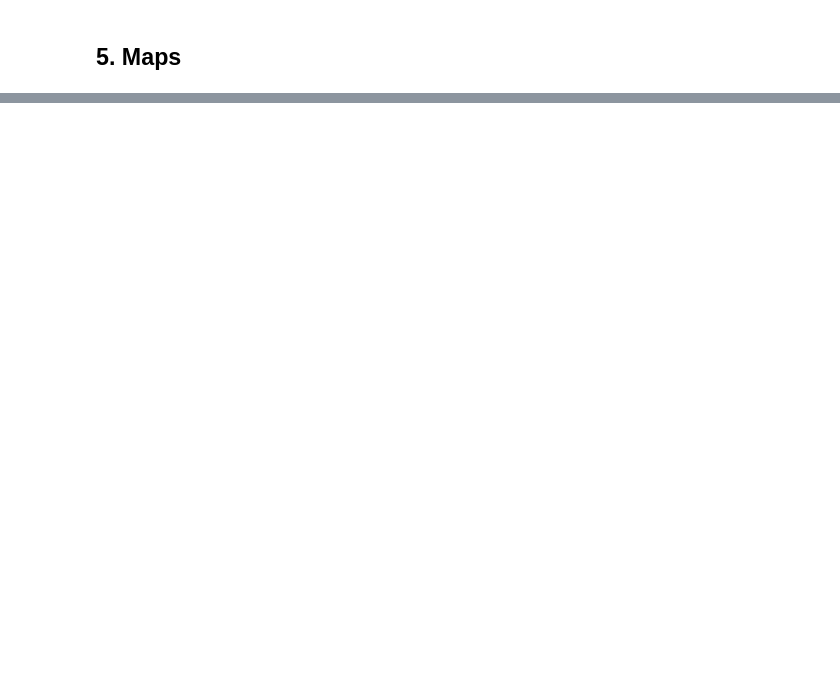
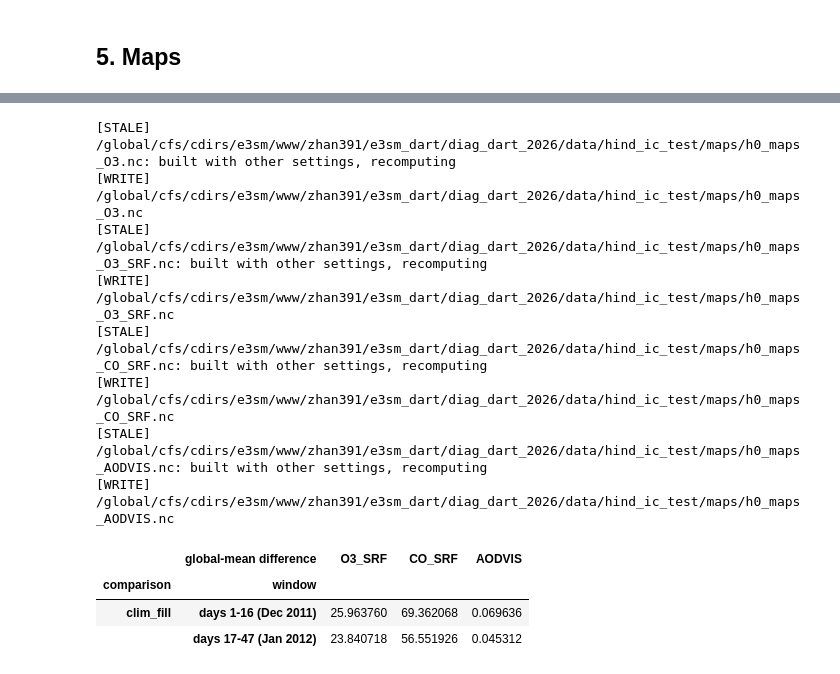
Before and after one commit to zhangshixuan1987/work_package, a Jupyter notebook: e3sm_dart_analysis/diagnostic/jupyter/hind_ic_test/03_compute_and_plot_lead_window_maps.ipynb, the cells around one changed output, grey strips where cells are left out. Saved outputs shown, nothing was run; the diff lists cells and outputs as text; code cells hidden in the pictures; blank space fills up the shorter version.

```diff
--- a/e3sm_dart_analysis/diagnostic/jupyter/hind_ic_test/03_compute_and_plot_lead_window_maps.ipynb
+++ b/e3sm_dart_analysis/diagnostic/jupyter/hind_ic_test/03_compute_and_plot_lead_window_maps.ipynb
@@ -176,0 +192,37 @@ for v in VARIABLES:
+# %%
+regrid = ev.AaveMap(ATM_MAP_FILE)
+h0_stamp = "|".join(["v2", ",".join(f"{k}={paths[k]}" for k in RUN_KEYS), ",".join(ens_members), ",".join(COMPARISON_KEYS),
+                     str(ATM_MAP_FILE)])
+
+
+def build_h0(v):
+    win = {k: ev.open_h0(paths[k], INIT, v, regrid) for k in {x for c in COMPARISON_KEYS for x in COMPARISONS[c][:2]}}
+    ens = xr.concat([ev.open_h0(member_dir(ENSEMBLE_RUN, ROOTS).parent / m, INIT, v, regrid) for m in ens_members],
+                    pd.Index(ens_members, name="member"))
+    diff = xr.concat([win[COMPARISONS[c][0]] - win[COMPARISONS[c][1]] for c in COMPARISON_KEYS],
+                     pd.Index(list(COMPARISON_KEYS), name="comparison"))
+    run_a = xr.concat([win[COMPARISONS[c][0]] for c in COMPARISON_KEYS], pd.Index(list(COMPARISON_KEYS), name="comparison"))
+    ds = xr.Dataset({"difference": diff, "noise": ev.noise_scale(ens), "run_a": run_a, "ensemble_mean": ens.mean("member")})
+    s = ev.H0_VARIABLES[v]
+    ds.attrs.update(variable=v, units=s.units, long_name=f"{s.long_name} (monthly eam.h0)", ensemble_run=ENSEMBLE_RUN)
+    return ds
+
+
+h0_maps = {v: cached_dataset(data_dir / f"h0_maps_{v}.nc", lambda v=v: build_h0(v), h0_stamp, force=FORCE_COMPUTE)
+           for v in H0_VARIABLES}
+display(pd.DataFrame({v: ds["difference"].weighted(np.cos(np.deg2rad(ds.lat))).mean([d for d in ds["difference"].dims
+                                                                                      if d in ("lat", "lon")]).to_series()
+                      for v, ds in h0_maps.items() if not ev.H0_VARIABLES[v].zonal}).rename_axis(columns="global-mean difference"))
+# %% [output]
+[STALE] /global/cfs/cdirs/e3sm/www/zhan391/e3sm_dart/diag_dart_2026/data/hind_ic_test/maps/h0_maps_O3.nc: built with other settings, recomputing
+[WRITE] /global/cfs/cdirs/e3sm/www/zhan391/e3sm_dart/diag_dart_2026/data/hind_ic_test/maps/h0_maps_O3.nc
+[STALE] /global/cfs/cdirs/e3sm/www/zhan391/e3sm_dart/diag_dart_2026/data/hind_ic_test/maps/h0_maps_O3_SRF.nc: built with other settings, recomputing
+[WRITE] /global/cfs/cdirs/e3sm/www/zhan391/e3sm_dart/diag_dart_2026/data/hind_ic_test/maps/h0_maps_O3_SRF.nc
+[STALE] /global/cfs/cdirs/e3sm/www/zhan391/e3sm_dart/diag_dart_2026/data/hind_ic_test/maps/h0_maps_CO_SRF.nc: built with other settings, recomputing
+[WRITE] /global/cfs/cdirs/e3sm/www/zhan391/e3sm_dart/diag_dart_2026/data/hind_ic_test/maps/h0_maps_CO_SRF.nc
+[STALE] /global/cfs/cdirs/e3sm/www/zhan391/e3sm_dart/diag_dart_2026/data/hind_ic_test/maps/h0_maps_AODVIS.nc: built with other settings, recomputing
+[WRITE] /global/cfs/cdirs/e3sm/www/zhan391/e3sm_dart/diag_dart_2026/data/hind_ic_test/maps/h0_maps_AODVIS.nc
+|  | global-mean difference | O3_SRF | CO_SRF | AODVIS |
+| comparison | window |  |  |  |
+| clim_fill | days 1-16 (Dec 2011) | 25.963760 | 69.362068 | 0.069636 |
+|  | days 17-47 (Jan 2012) | 23.840718 | 56.551926 | 0.045312 |
```
Also changed, not shown: parts of 7 cells of this notebook, 1 other file.
